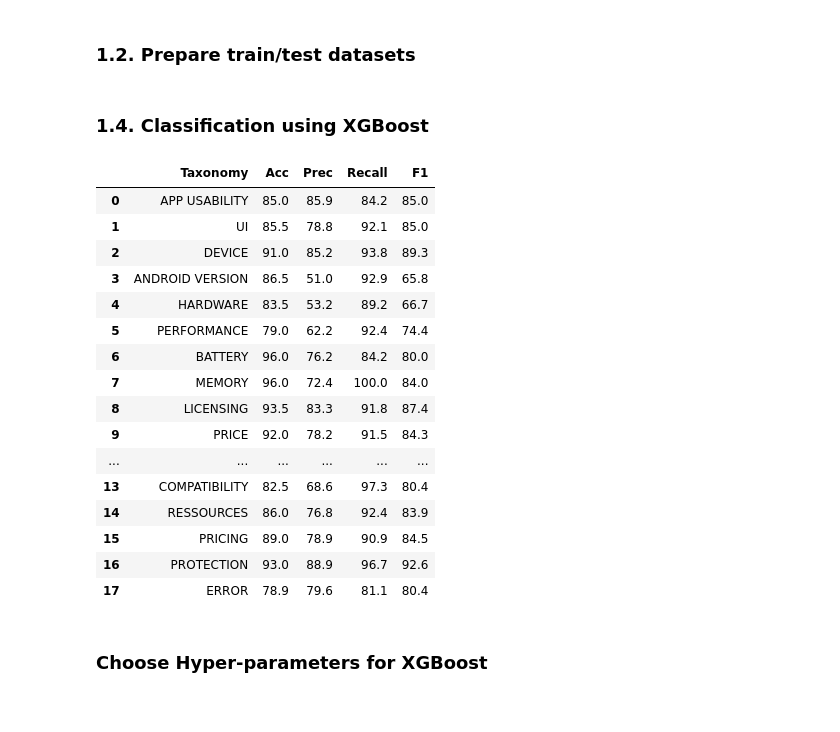
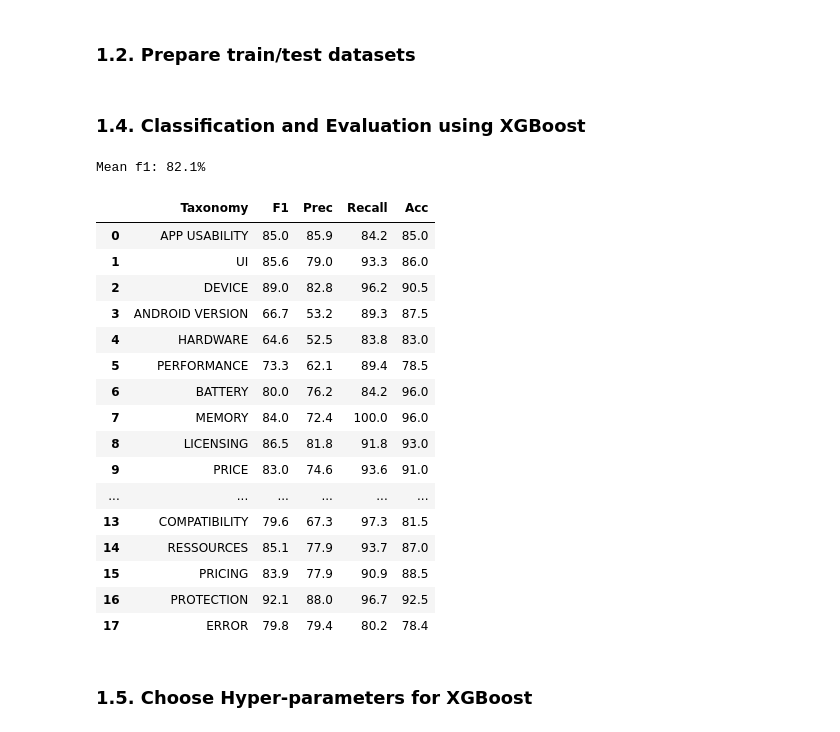
Before and after one commit to maleknaz/P3-URR-Replication, a Jupyter notebook: Main.ipynb, the cells around one changed output. Saved outputs shown, nothing was run; the diff lists cells and outputs as text; code cells hidden in the pictures.

```diff
--- a/Main.ipynb
+++ b/Main.ipynb
@@ -87,6 +91,4 @@ def preprocess(text: str) -> str:
 # %%
-dataset = pd.read_csv('dataset/reviews.csv', encoding='ISO-8859-1')
-
-# Data Cleaning
+dataset = pd.read_csv('Data/reviews.csv', encoding='ISO-8859-1')
 dataset['reviewTextProc'] = dataset['reviewText'].apply(preprocess)
 # %% [markdown]
@@ -141,15 +143,15 @@ from matplotlib.figure import Figure
 
 class Performance(NamedTuple):
     cat: str
-    accuracy: float
+    f1: float
     precision: float
     recall: float
-    f1: float
+    accuracy: float
 
     def print(self):
-        print(f'Precision : {100 * self.precision:.1f}%')
-        print(f'Recall : {100 * self.recall:.1f}%')
-        print(f'F1-score : {100 * self.f1:.1f}%')
+        print(f'Precision : {self.precision:.1f}%')
+        print(f'Recall : {self.recall:.1f}%')
+        print(f'F1-score : {self.f1:.1f}%')
 
 
 def get_performance(cat: str, y_true, y_pred) -> Performance:
@@ -159,7 +161,11 @@ def get_performance(cat: str, y_true, y_pred) -> Performance:
     accuracy = accuracy_score(y_true, y_pred)
     precision, recall, f1score, support = score(y_true, y_pred, pos_label=1, average='binary')
 
-    return Performance(cat, *[round(m * 100, 1) for m in [accuracy, precision, recall, f1score]])
+    return Performance(cat, *[round(m * 100, 1) for m in [f1score, precision, recall, accuracy]])
+
+
+def performance_to_df(perf: list[Performance]) -> pd.DataFrame:
+    return pd.DataFrame(classification_result_xg, columns=['Taxonomy', 'F1', 'Prec', 'Recall', 'Acc'])
 
 
 def plot_classification_result(cls_res: pd.DataFrame, title: str):
@@ -196,9 +202,13 @@ class TrainTestSet(NamedTuple):
     y_test: np.ndarray
 
 
+tfidf_vec = TfidfVectorizer(ngram_range=(1, 3), max_features=1000)
+tfidf_vec.fit(dataset['reviewTextProc'].to_numpy())
+
+
 def prepare_train_test_set(cat: str) -> TrainTestSet:
-    # test_set = pd.read_csv(f'dataset/RQ_1/low/{cat}_final.csv', encoding='ISO-8859-1')
-    test_set = pd.read_csv(f'dataset/RQ_1_mod/{cat}_final.csv', encoding='UTF-8')
+    # test_set = pd.read_csv(f'Data/RQ_1/low/{cat}_final.csv', encoding='ISO-8859-1')
+    test_set = pd.read_csv(f'Data/RQ_1_mod/{cat}_final.csv', encoding='UTF-8')
 
     # Clean test set
     test_set['reviewTextProc'] = test_set['reviewText'].apply(preprocess)
@@ -211,9 +221,7 @@ def prepare_train_test_set(cat: str) -> TrainTestSet:
     df.drop(indexNames , inplace=True)
 
     # TF-IDF transform
-    tfidf_vec = TfidfVectorizer(ngram_range=(1, 3), max_features=1000)
-
-    x_train = tfidf_vec.fit_transform(df['reviewTextProc'].to_numpy())
+    x_train = tfidf_vec.transform(df['reviewTextProc'].to_numpy())
     y_train = df[f'IS_{cat}'].to_numpy()
 
     x_test = tfidf_vec.transform(test_set['reviewTextProc'].to_numpy())
@@ -235,42 +243,44 @@ def prepare_train_test_set(cat: str) -> TrainTestSet:
 
 train_test_sets = dict(zip(all_categories, pmap(prepare_train_test_set, all_categories)))
 # %% [markdown]
-### 1.4. Classification using XGBoost
+### 1.4. Classification and Evaluation using XGBoost
 # %%
 import xgboost
 
 
-def classify_cat_xgboost(cat: str) -> Performance:
+def classify_cat_xgboost(cat: str, n_estimators: int = 300) -> Performance:
     x_train, y_train, x_test, y_test = train_test_sets[cat]
 
     # turicreate model
-    model = xgboost.XGBClassifier(tree_method='gpu_hist', n_estimators=300)
+    model = xgboost.XGBClassifier(tree_method='gpu_hist', n_estimators=n_estimators)
     model.fit(x_train, y_train)
 
     y_pred = model.predict(x_test)
 
     # Performance metrics
     return get_performance(cat, y_test, pd.Series(y_pred))
 
 classification_result_xg = smap(classify_cat_xgboost, all_categories)
-pd.DataFrame(classification_result_xg, columns=['Taxonomy', 'Acc', 'Prec', 'Recall', 'F1'])
+print(f'Mean f1: {float(np.mean([r.f1 for r in classification_result_xg])):.1f}%')
+performance_to_df(classification_result_xg)
 # %% [output]
+Mean f1: 82.1%
-|  | Taxonomy | Acc | Prec | Recall | F1 |
+|  | Taxonomy | F1 | Prec | Recall | Acc |
 | 0 | APP USABILITY | 85.0 | 85.9 | 84.2 | 85.0 |
-| 1 | UI | 85.5 | 78.8 | 92.1 | 85.0 |
-| 2 | DEVICE | 91.0 | 85.2 | 93.8 | 89.3 |
-| 3 | ANDROID VERSION | 86.5 | 51.0 | 92.9 | 65.8 |
-| 4 | HARDWARE | 83.5 | 53.2 | 89.2 | 66.7 |
-| 5 | PERFORMANCE | 79.0 | 62.2 | 92.4 | 74.4 |
-| 6 | BATTERY | 96.0 | 76.2 | 84.2 | 80.0 |
-| 7 | MEMORY | 96.0 | 72.4 | 100.0 | 84.0 |
-| 8 | LICENSING | 93.5 | 83.3 | 91.8 | 87.4 |
-| 9 | PRICE | 92.0 | 78.2 | 91.5 | 84.3 |
+| 1 | UI | 85.6 | 79.0 | 93.3 | 86.0 |
+| 2 | DEVICE | 89.0 | 82.8 | 96.2 | 90.5 |
+| 3 | ANDROID VERSION | 66.7 | 53.2 | 89.3 | 87.5 |
+| 4 | HARDWARE | 64.6 | 52.5 | 83.8 | 83.0 |
+| 5 | PERFORMANCE | 73.3 | 62.1 | 89.4 | 78.5 |
+| 6 | BATTERY | 80.0 | 76.2 | 84.2 | 96.0 |
+| 7 | MEMORY | 84.0 | 72.4 | 100.0 | 96.0 |
+| 8 | LICENSING | 86.5 | 81.8 | 91.8 | 93.0 |
+| 9 | PRICE | 83.0 | 74.6 | 93.6 | 91.0 |
 | ... | ... | ... | ... | ... | ... |
-| 13 | COMPATIBILITY | 82.5 | 68.6 | 97.3 | 80.4 |
-| 14 | RESSOURCES | 86.0 | 76.8 | 92.4 | 83.9 |
-| 15 | PRICING | 89.0 | 78.9 | 90.9 | 84.5 |
-| 16 | PROTECTION | 93.0 | 88.9 | 96.7 | 92.6 |
-| 17 | ERROR | 78.9 | 79.6 | 81.1 | 80.4 |
+| 13 | COMPATIBILITY | 79.6 | 67.3 | 97.3 | 81.5 |
+| 14 | RESSOURCES | 85.1 | 77.9 | 93.7 | 87.0 |
+| 15 | PRICING | 83.9 | 77.9 | 90.9 | 88.5 |
+| 16 | PROTECTION | 92.1 | 88.0 | 96.7 | 92.5 |
+| 17 | ERROR | 79.8 | 79.4 | 80.2 | 78.4 |
 # %% [markdown]
-### Choose Hyper-parameters for XGBoost
+### 1.5. Choose Hyper-parameters for XGBoost
```
Also changed, not shown: parts of 23 cells of this notebook, 6 other files.
